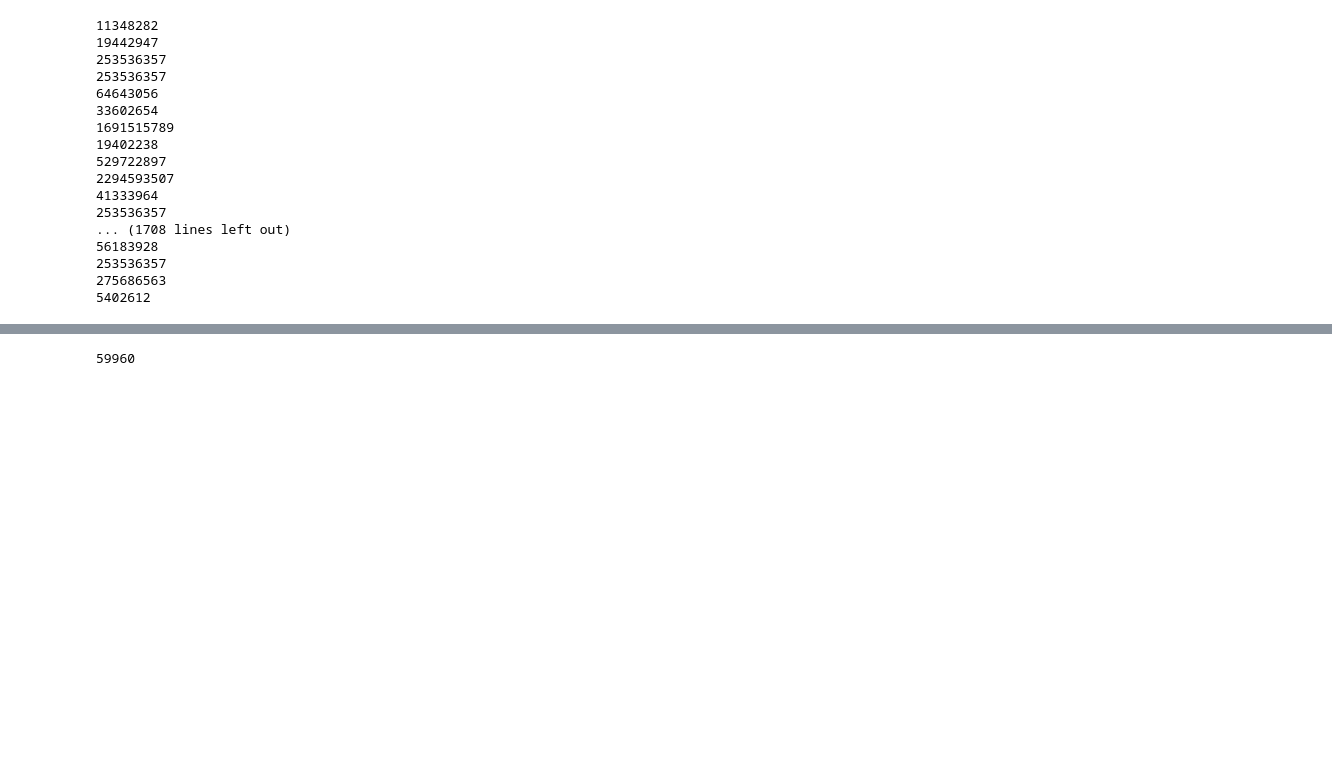
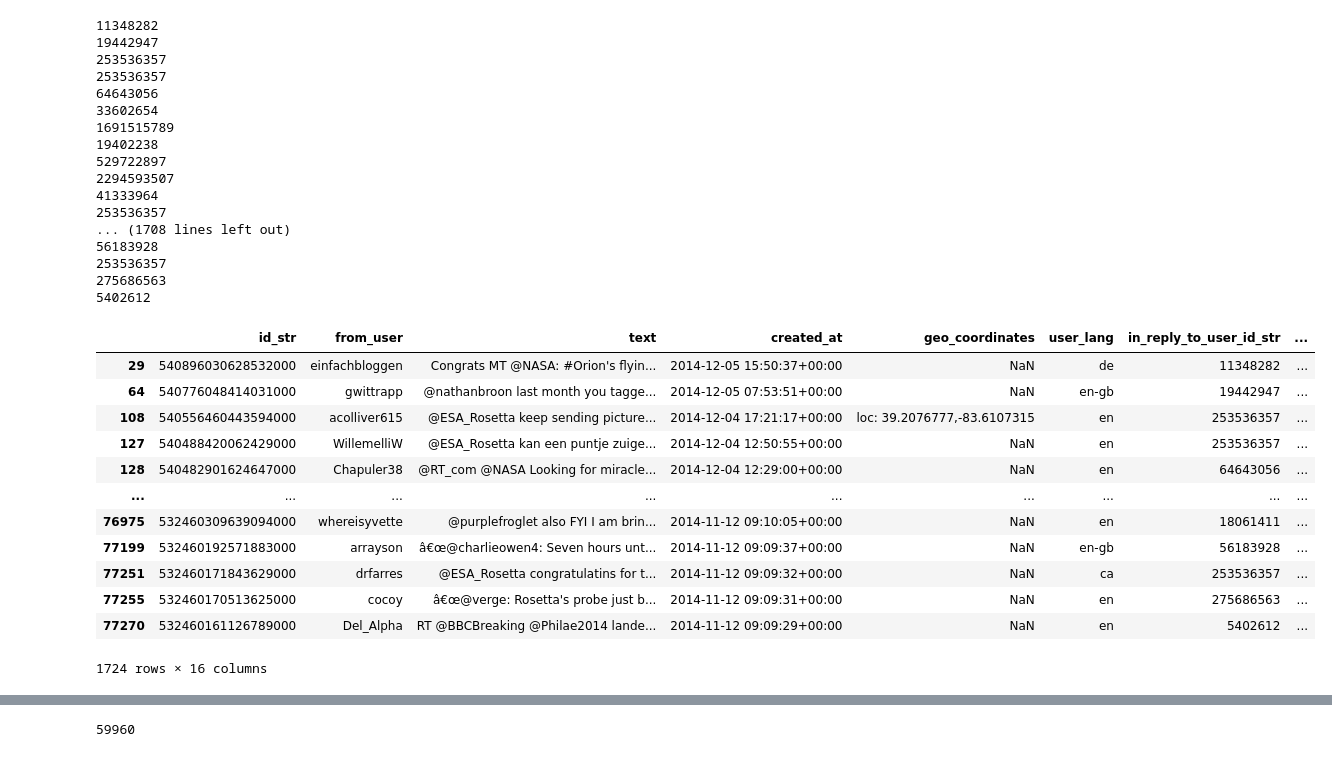
Before and after one commit to evannicholas/CS2006P, a Jupyter notebook: notebooks/CometLanding.ipynb, the cells around one changed output, grey strips where cells are left out. Cells and saved outputs as stored; diff of their text form; code cells hidden in the pictures; blank space fills up the shorter version.

```diff
--- a/notebooks/CometLanding.ipynb
+++ b/notebooks/CometLanding.ipynb
@@ -110,0 +111,18 @@ text = df["text"]
+# %%
+raw_total_replies_df = df[pd.notna(df['in_reply_to_user_id_str'])]
+# %%
+raw_total_replies_df
+# %% [output]
+|  | id_str | from_user | text | created_at | geo_coordinates | user_lang | in_reply_to_user_id_str | ... |
+| 29 | 540896030628532000 | einfachbloggen | Congrats MT @NASA: #Orion's flyin... | 2014-12-05 15:50:37+00:00 | NaN | de | 11348282 | ... |
+| 64 | 540776048414031000 | gwittrapp | @nathanbroon last month you tagge... | 2014-12-05 07:53:51+00:00 | NaN | en-gb | 19442947 | ... |
+| 108 | 540556460443594000 | acolliver615 | @ESA_Rosetta keep sending picture... | 2014-12-04 17:21:17+00:00 | loc: 39.2076777,-83.6107315 | en | 253536357 | ... |
+| 127 | 540488420062429000 | WillemelliW | @ESA_Rosetta kan een puntje zuige... | 2014-12-04 12:50:55+00:00 | NaN | en | 253536357 | ... |
+| 128 | 540482901624647000 | Chapuler38 | @RT_com @NASA Looking for miracle... | 2014-12-04 12:29:00+00:00 | NaN | en | 64643056 | ... |
+| ... | ... | ... | ... | ... | ... | ... | ... | ... |
+| 76975 | 532460309639094000 | whereisyvette | @purplefroglet also FYI I am brin... | 2014-11-12 09:10:05+00:00 | NaN | en | 18061411 | ... |
+| 77199 | 532460192571883000 | arrayson | â€œ@charlieowen4: Seven hours unt... | 2014-11-12 09:09:37+00:00 | NaN | en-gb | 56183928 | ... |
+| 77251 | 532460171843629000 | drfarres | @ESA_Rosetta congratulatins for t... | 2014-11-12 09:09:32+00:00 | NaN | ca | 253536357 | ... |
+| 77255 | 532460170513625000 | cocoy | â€œ@verge: Rosetta's probe just b... | 2014-11-12 09:09:31+00:00 | NaN | en | 275686563 | ... |
+| 77270 | 532460161126789000 | Del_Alpha | RT @BBCBreaking @Philae2014 lande... | 2014-11-12 09:09:29+00:00 | NaN | en | 5402612 | ... |
+1724 rows × 16 columns
```
Also changed, not shown: parts of 37 cells of this notebook.
